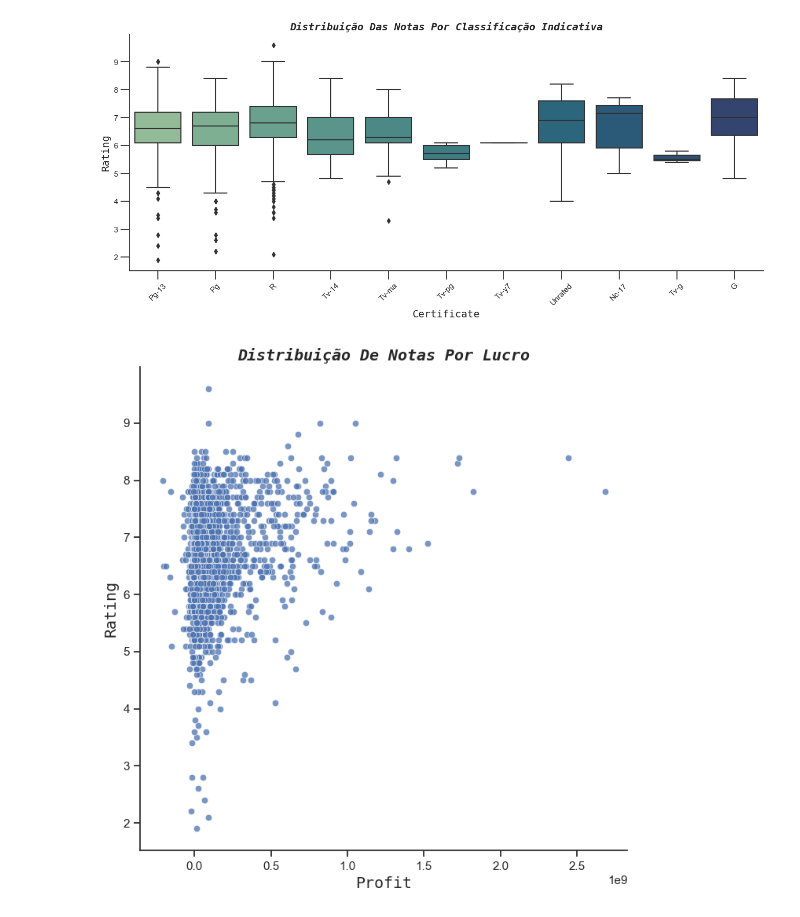
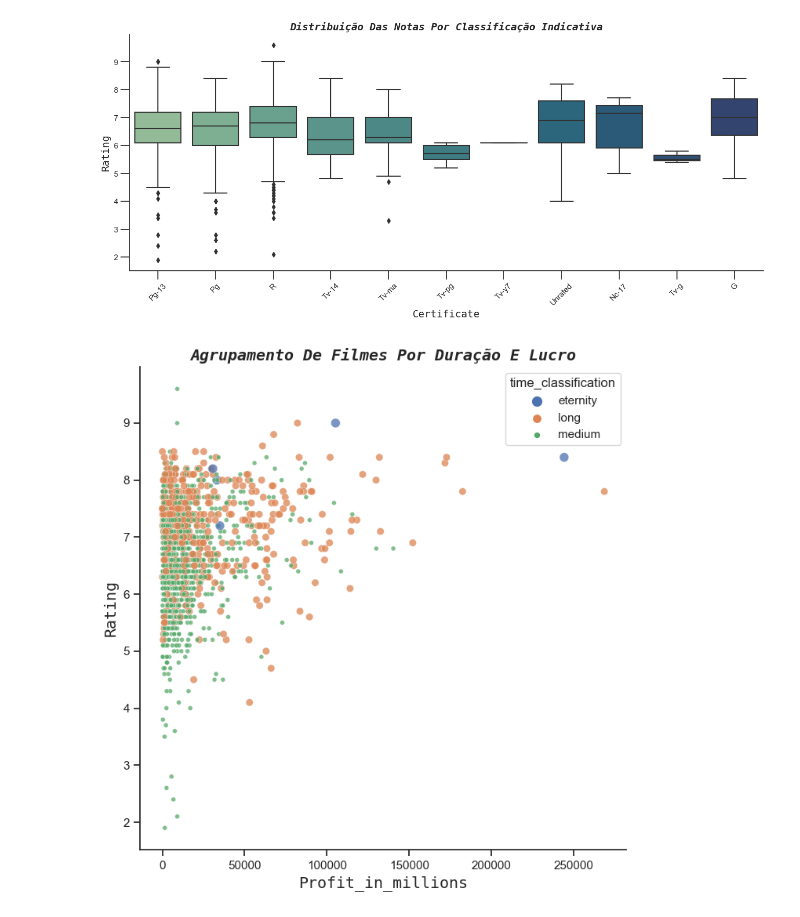
Before and after one commit to MatBrands/ADA-Exploratory_Data_Analysis, a Jupyter notebook: notebooks/edas/matheus.ipynb, the cells around one changed output. Cells and saved outputs as stored; diff of their text form; code cells hidden in the pictures.

```diff
--- a/notebooks/edas/matheus.ipynb
+++ b/notebooks/edas/matheus.ipynb
@@ -364,8 +364,8 @@ del series, array_to_int
 # %% [markdown]
 Calculado o lucro bruto e relativo
 # %%
-df_budget['profit'] = df_budget['income_$'] - df_budget.budget
-df_budget['proportional_profit'] = np.round(df_budget['income_$']/df_budget.budget*100, 2)
+df_budget['profit'] = df_budget.income_dollar - df_budget.budget
+df_budget['proportional_profit'] = np.round(df_budget.income_dollar/df_budget.budget*100, 2)
 # %%
 df_budget.profit.describe()
 # %% [output]
@@ -518,8 +557,8 @@ def create_pie(df_: pd, ax_: plt.axes, x_: str, y_: str, title_: str, rot=45):
     ax_.set_title(title_.title(), fontsize='large', fontweight='bold',
             style='italic', family='monospace')
 # %%
-def create_scatter(df: pd, ax_: plt.axes, x_: str, y_: str, title_: str):
-    sns.scatterplot(data=df, x=x_, y=y_, alpha = 0.75, ax=ax_)
+def create_scatter(df: pd, ax_: plt.axes, x_: str, y_: str, hue_: str, title_: str):
+    sns.scatterplot(data=df, x=x_, y=y_, hue=hue_, size=hue_, alpha = 0.75, ax=ax_)
     ax_.set_xlabel(x_.capitalize(), fontsize='large', family='monospace')
     ax_.set_ylabel(y_.capitalize(), fontsize='large', family='monospace')
     ax_.set_title(title_.title(), fontsize='large', fontweight='bold',
@@ -555,11 +600,14 @@ plt.show()
 # %%
 fig, ax = plt.subplots(figsize=(8, 8))
 
-create_scatter(df_budget, ax, 'profit', 'rating', 'Distribuição de notas por lucro')
+df_to_scatter = df_budget.query('profit_classification == "gain"').copy()
+df_to_scatter['profit_in_millions'] = df_to_scatter.profit/10_000
+create_scatter(df_to_scatter, ax, 'profit_in_millions', 'rating', 'time_classification', 'Agrupamento de filmes por duração e lucro')
+del df_to_scatter
 
 plt.show()
 # %% [output]
-[figure, old version]
+[figure, new version]
 # %%
 corr = df_budget.corr(numeric_only=True)
 mask = np.triu(np.ones_like(corr, dtype=bool))
```
Also changed, not shown: parts of 14 cells of this notebook.
